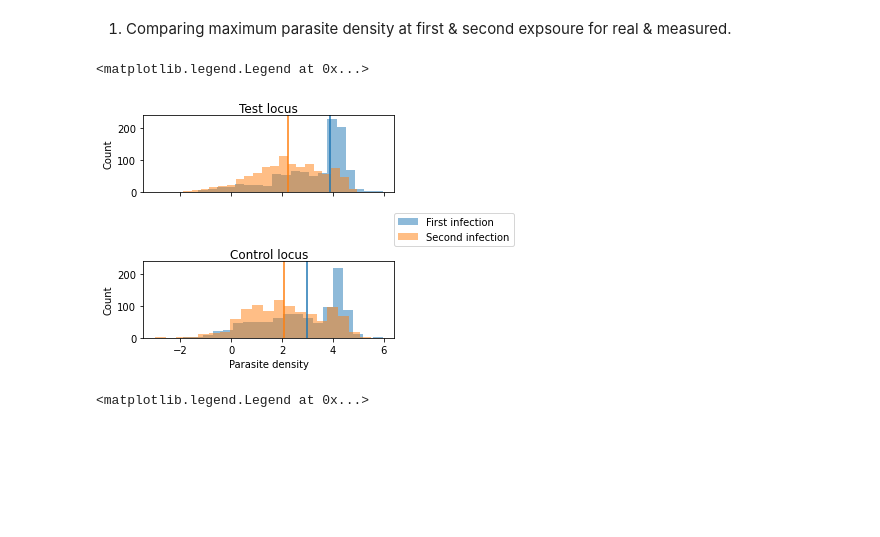
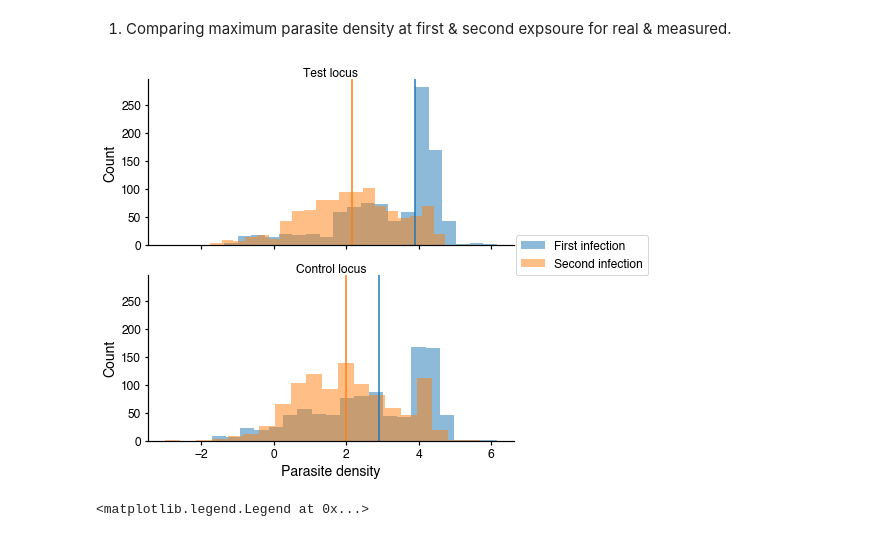
Before and after one commit to blab/pf-longitudinal, a Jupyter notebook: pf-tent/powercalcs_Fall2022.ipynb, the cells around one changed output. Saved outputs shown, nothing was run; the diff lists cells and outputs as text; code cells hidden in the pictures; blank space fills up the shorter version.

Commit message:
Plotting power calcs

```diff
--- a/pf-tent/powercalcs_Fall2022.ipynb
+++ b/pf-tent/powercalcs_Fall2022.ipynb
@@ -415,26 +415,26 @@ def get_log(arr):
     new_arr = [np.log10(value) if value != 0 else -3 for value in arr]
     return np.asarray(new_arr)
 # %%
-fig,ax = plt.subplots(nrows=2,sharex=True,sharey=True,tight_layout=True)
+fig,ax = plt.subplots(nrows=2,sharex=True,sharey=True,tight_layout=True,figsize=(6,6))
 
 ax[0].hist(get_log(test1),histtype='stepfilled',alpha=0.5,bins=20,label="First infection")
 ax[0].hist(get_log(test2),histtype='stepfilled',alpha=0.5,bins=20,label="Second infection")
-ax[1].hist(get_log(ctrl1),histtype='stepfilled',alpha=0.5,bins=20,label="First infection")
-ax[1].hist(get_log(ctrl2),histtype='stepfilled',alpha=0.5,bins=20,label="Second infection")
+ax[1].hist(get_log(ctrl1),histtype='stepfilled',alpha=0.5,bins=20)
+ax[1].hist(get_log(ctrl2),histtype='stepfilled',alpha=0.5,bins=20)
 ax[0].axvline(np.median(get_log(test1)))
 ax[0].axvline(np.median(get_log(test2)),color="tab:orange")
 ax[1].axvline(np.median(get_log(ctrl1)))
 ax[1].axvline(np.median(get_log(ctrl2)),color="tab:orange")
 
 ax[1].set_xlabel("Parasite density")
 ax[0].set_ylabel("Count")
 ax[1].set_ylabel("Count")
 ax[0].set_title("Test locus",pad=3)
 ax[1].set_title("Control locus",pad=-10)
-ax[1].legend(loc=(1,1.2))
+fig.legend(bbox_to_anchor=(1.3,0.6))
+fig.savefig("figs/true_parasitedensity_control_test.pdf",bbox_inches="tight")
 # %% [output]
-<matplotlib.legend.Legend at 0x...>
-[figure, old version]
+[figure, new version]
 # %%
 diff_control = get_log(ctrl2) - get_log(ctrl1)
 diff_test = get_log(test2) - get_log(test1)
```
Also changed, not shown: parts of 23 cells of this notebook.
